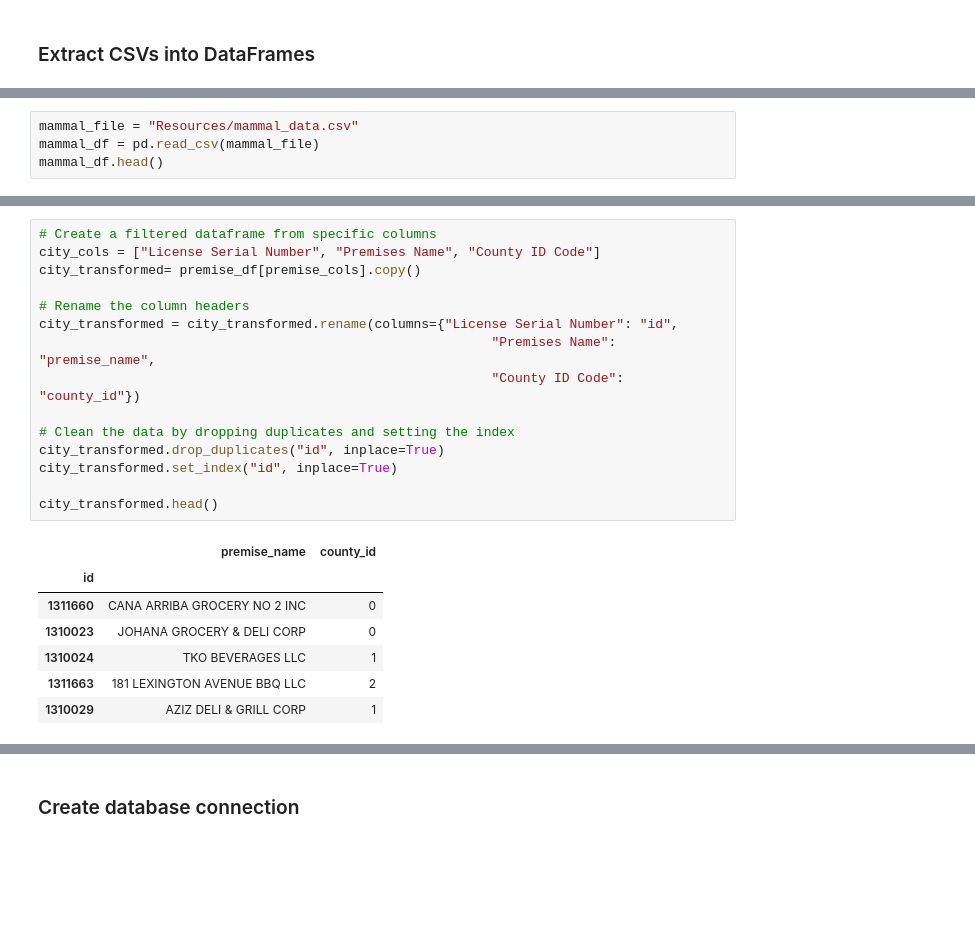
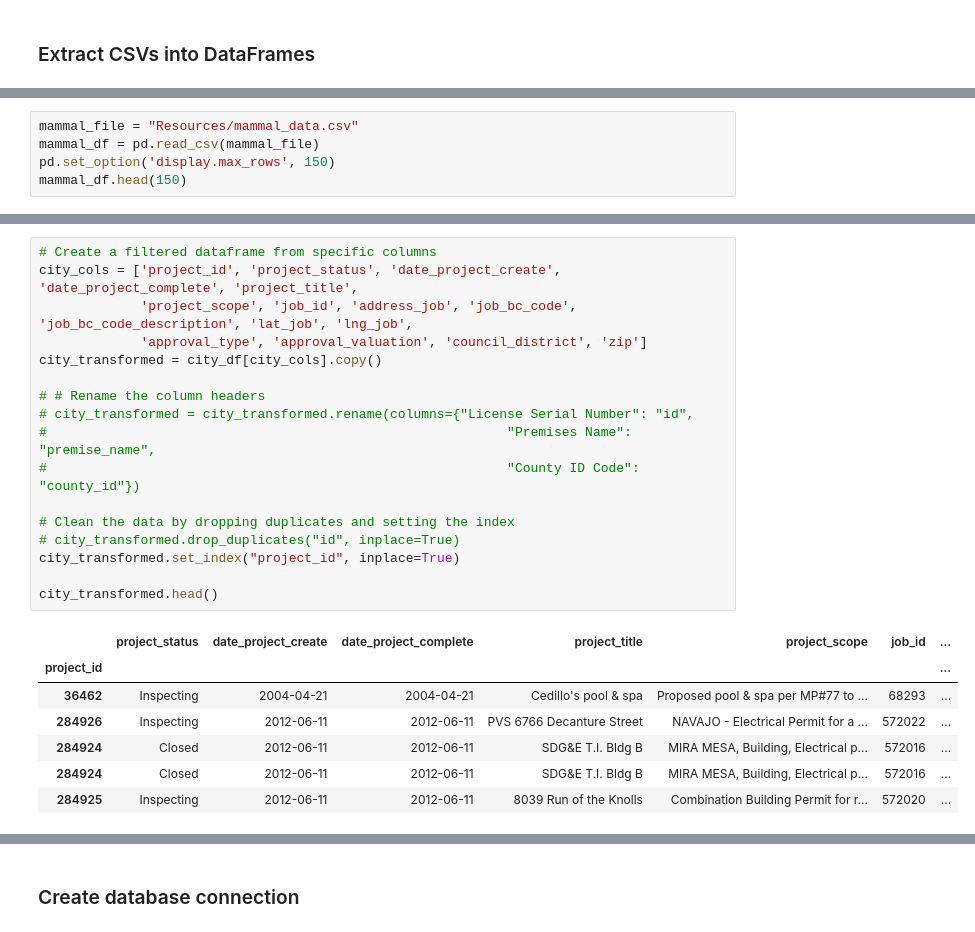
Before and after one commit to rarconaut/Project-2---ETL, a Jupyter notebook: Project2_ETL.ipynb, the cells around one changed output, grey strips where cells are left out. Saved outputs shown, nothing was run; the diff lists cells and outputs as text; blank space fills up the shorter version.

```diff
--- a/Project2_ETL.ipynb
+++ b/Project2_ETL.ipynb
@@ -18,7 +29,8 @@ city_df.head()
 # %%
 mammal_file = "Resources/mammal_data.csv"
 mammal_df = pd.read_csv(mammal_file)
-mammal_df.head()
+pd.set_option('display.max_rows', 150)
+mammal_df.head(150)
 # %% [output]
 |  | SNAME | CNAME | ACT_DATE | DEACT_DATE | TRACK_SIGN | TOT_HIST | TOT_FRESH | TOT_SIGHT | VEG_CAT | TRANSID | ... |
 | 0 | Lepus californicus | Black Tailed Jackrabbit | 7/15/1996 | 5/31/2013 | Tracks | 0.0 | 1.0 | 1.0 | Riparian and Bottomland Habitat | 1.0 | ... |
@@ -31,23 +54,25 @@ mammal_df.head()
 # %%
 # Create a filtered dataframe from specific columns
-city_cols = ["License Serial Number", "Premises Name", "County ID Code"]
-city_transformed= premise_df[premise_cols].copy()
+city_cols = ['project_id', 'project_status', 'date_project_create', 'date_project_complete', 'project_title',
+             'project_scope', 'job_id', 'address_job', 'job_bc_code', 'job_bc_code_description', 'lat_job', 'lng_job',
+             'approval_type', 'approval_valuation', 'council_district', 'zip']
+city_transformed = city_df[city_cols].copy()
 
-# Rename the column headers
-city_transformed = city_transformed.rename(columns={"License Serial Number": "id",
-                                                          "Premises Name": "premise_name",
-                                                          "County ID Code": "county_id"})
+# # Rename the column headers
+# city_transformed = city_transformed.rename(columns={"License Serial Number": "id",
+#                                                           "Premises Name": "premise_name",
+#                                                           "County ID Code": "county_id"})
 
 # Clean the data by dropping duplicates and setting the index
-city_transformed.drop_duplicates("id", inplace=True)
-city_transformed.set_index("id", inplace=True)
+# city_transformed.drop_duplicates("id", inplace=True)
+city_transformed.set_index("project_id", inplace=True)
 
 city_transformed.head()
 # %% [output]
-|  | premise_name | county_id |
-| id |  |  |
-| 1311660 | CANA ARRIBA GROCERY NO 2 INC | 0 |
-| 1310023 | JOHANA GROCERY & DELI CORP | 0 |
-| 1310024 | TKO BEVERAGES LLC | 1 |
-| 1311663 | 181 LEXINGTON AVENUE BBQ LLC | 2 |
-| 1310029 | AZIZ DELI & GRILL CORP | 1 |
+|  | project_status | date_project_create | date_project_complete | project_title | project_scope | job_id | ... |
+| project_id |  |  |  |  |  |  | ... |
+| 36462 | Inspecting | 2004-04-21 | 2004-04-21 | Cedillo's pool & spa | Proposed pool & spa per MP#77 to ... | 68293 | ... |
+| 284926 | Inspecting | 2012-06-11 | 2012-06-11 | PVS 6766 Decanture Street | NAVAJO - Electrical Permit for a ... | 572022 | ... |
+| 284924 | Closed | 2012-06-11 | 2012-06-11 | SDG&E T.I. Bldg B | MIRA MESA, Building, Electrical p... | 572016 | ... |
+| 284924 | Closed | 2012-06-11 | 2012-06-11 | SDG&E T.I. Bldg B | MIRA MESA, Building, Electrical p... | 572016 | ... |
+| 284925 | Inspecting | 2012-06-11 | 2012-06-11 | 8039 Run of the Knolls | Combination Building Permit for r... | 572020 | ... |
```
Also changed, not shown: parts of 7 cells of this notebook.
